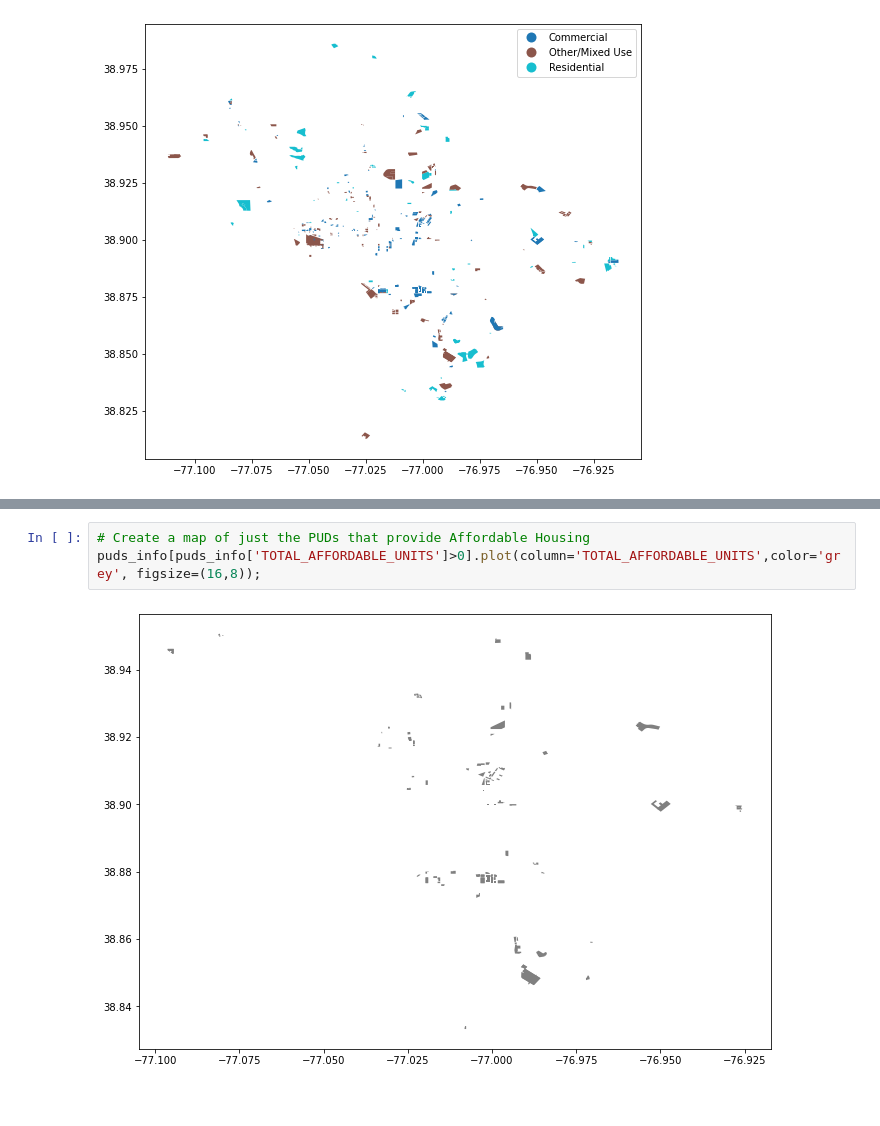
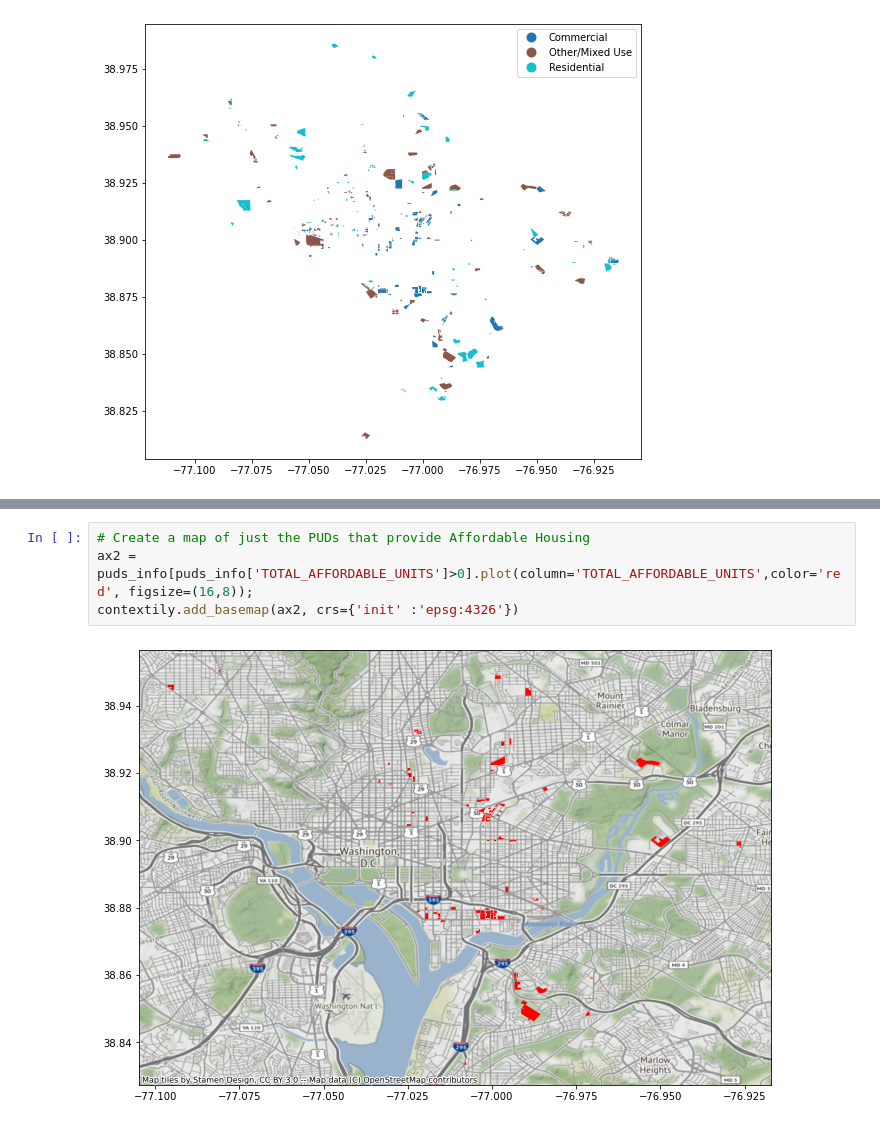
Before and after one commit to mzhao8/dc_zoning, a Jupyter notebook: dc_zoning.ipynb, the cells around one changed output, grey strips where cells are left out. Cells and saved outputs as stored; diff of their text form.

Commit message:
added basemap

```diff
--- a/dc_zoning.ipynb
+++ b/dc_zoning.ipynb
@@ -150,6 +150,7 @@ contextily.add_basemap(ax,crs={'init' :'epsg:4326'})
 # %%
 # Create a map of just the PUDs that provide Affordable Housing
-puds_info[puds_info['TOTAL_AFFORDABLE_UNITS']>0].plot(column='TOTAL_AFFORDABLE_UNITS',color='grey', figsize=(16,8));
+ax2 = puds_info[puds_info['TOTAL_AFFORDABLE_UNITS']>0].plot(column='TOTAL_AFFORDABLE_UNITS',color='red', figsize=(16,8));
+contextily.add_basemap(ax2, crs={'init' :'epsg:4326'})
 # %% [output]
-[figure, old version]
+[figure, new version]
 # %%
```
Also changed, not shown: parts of 3 cells of this notebook.
